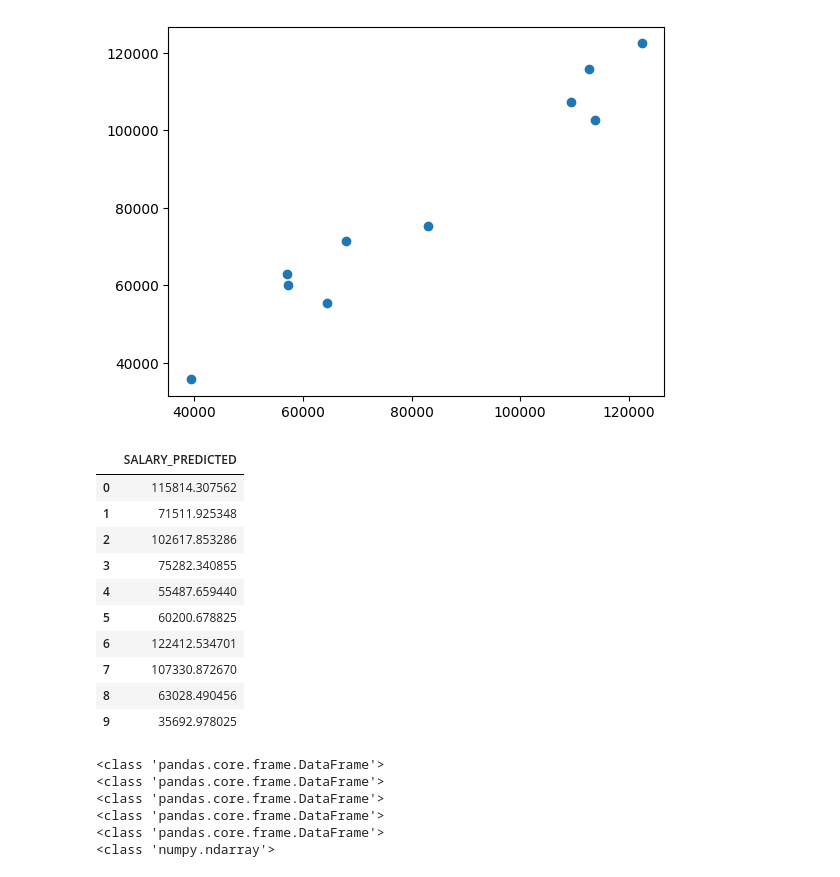
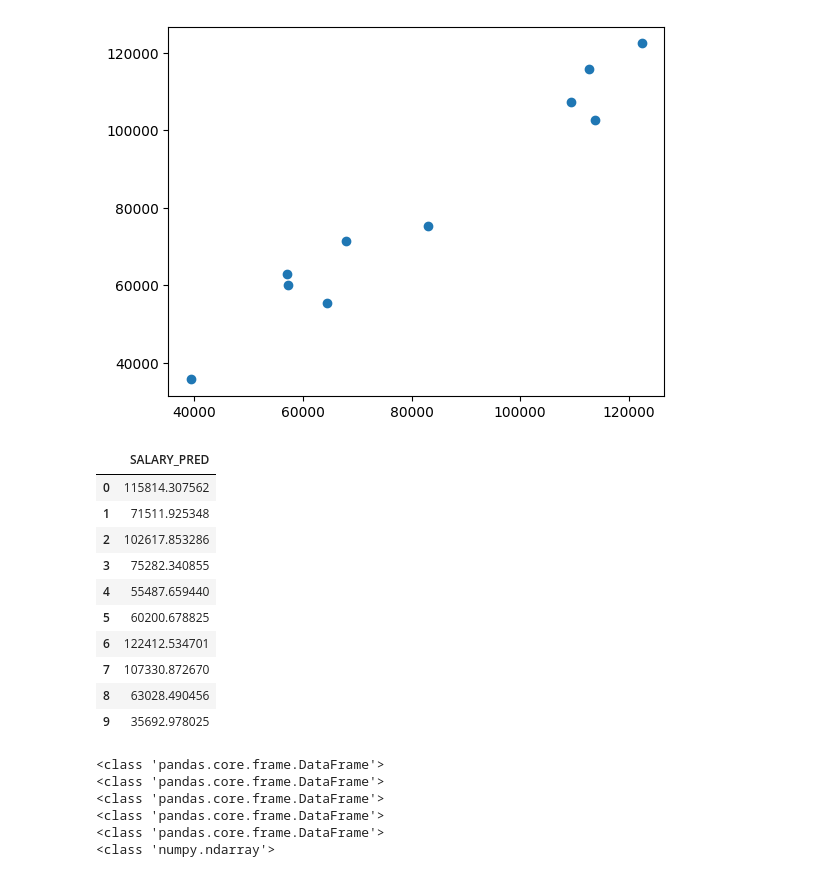
Before and after one commit to chauhanvk018/FDC, a Jupyter notebook: testing/snowflake_model_registry.ipynb, the cells around one changed output. Cells and saved outputs as stored; diff of their text form; code cells hidden in the pictures.

```diff
--- a/testing/snowflake_model_registry.ipynb
+++ b/testing/snowflake_model_registry.ipynb
@@ -78,10 +78,10 @@ plt.show()
 from fosforml import register_model
 # %%
 import pandas as pd
-y_pred_df = pd.DataFrame(y_pred , columns = ['SALARY_PREDICTED'])
+y_pred_df = pd.DataFrame(y_pred , columns = ['SALARY_PRED'])
 y_pred_df
 # %% [output]
-|  | SALARY_PREDICTED |
+|  | SALARY_PRED |
 | 0 | 115814.307562 |
 | 1 | 71511.925348 |
 | 2 | 102617.853286 |
```
Also changed, not shown: parts of 1 cell of this notebook.
